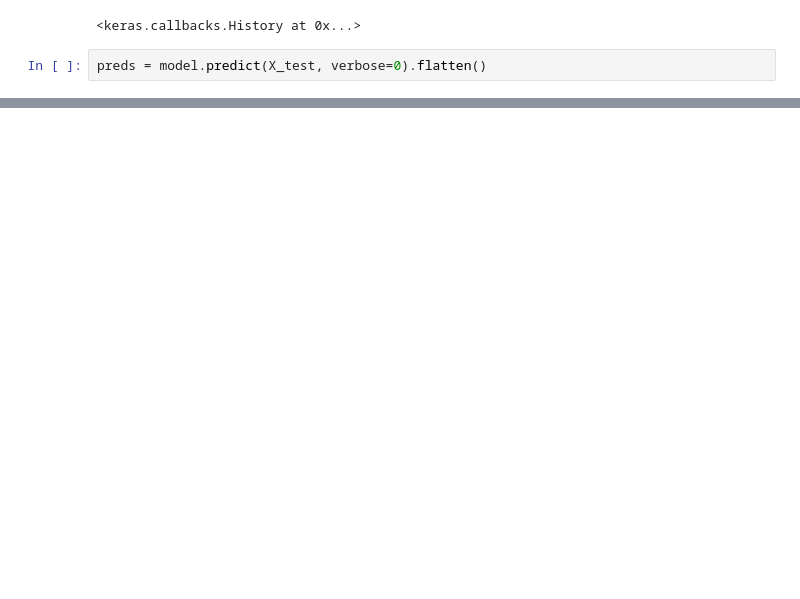
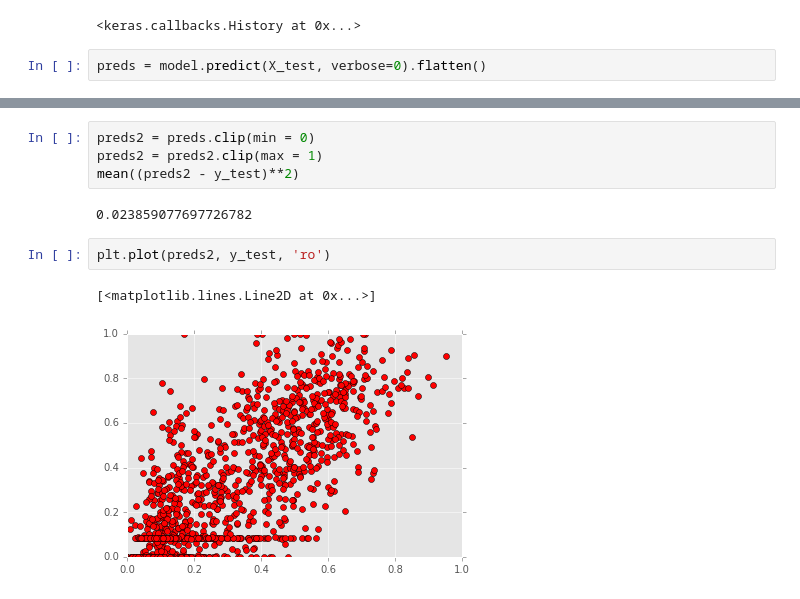
Before and after one commit to VladimirGl/mhc_pred, a Jupyter notebook: code/onehotreg.ipynb, the cells around one changed output, grey strips where cells are left out. Cells and saved outputs as stored; diff of their text form; blank space fills up the shorter version.

```diff
--- a/code/onehotreg.ipynb
+++ b/code/onehotreg.ipynb
@@ -190,0 +197,11 @@ sum((preds - y_test)**2)
+# %%
+preds2 = preds.clip(min = 0)
+preds2 = preds2.clip(max = 1)
+mean((preds2 - y_test)**2)
+# %% [output]
+0.023859077697726782
+# %%
+plt.plot(preds2, y_test, 'ro')
+# %% [output]
+[<matplotlib.lines.Line2D at 0x...>]
+[figure, added]
```
Also changed, not shown: parts of 8 cells of this notebook, 7 other files.
